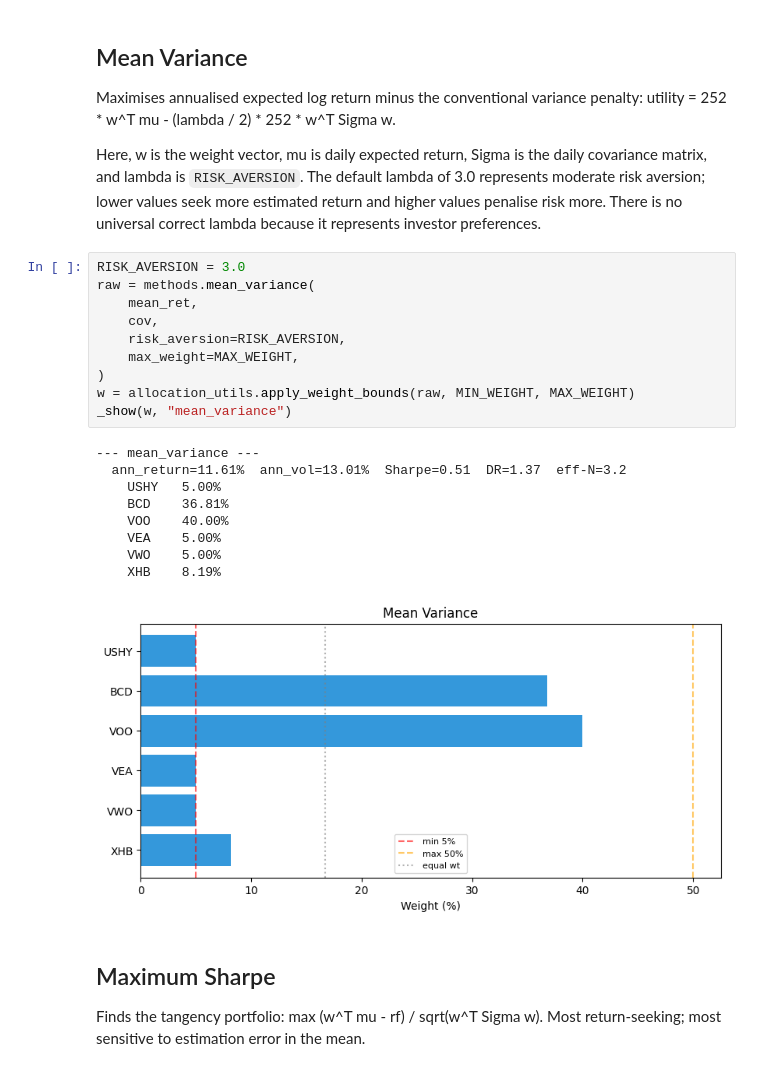
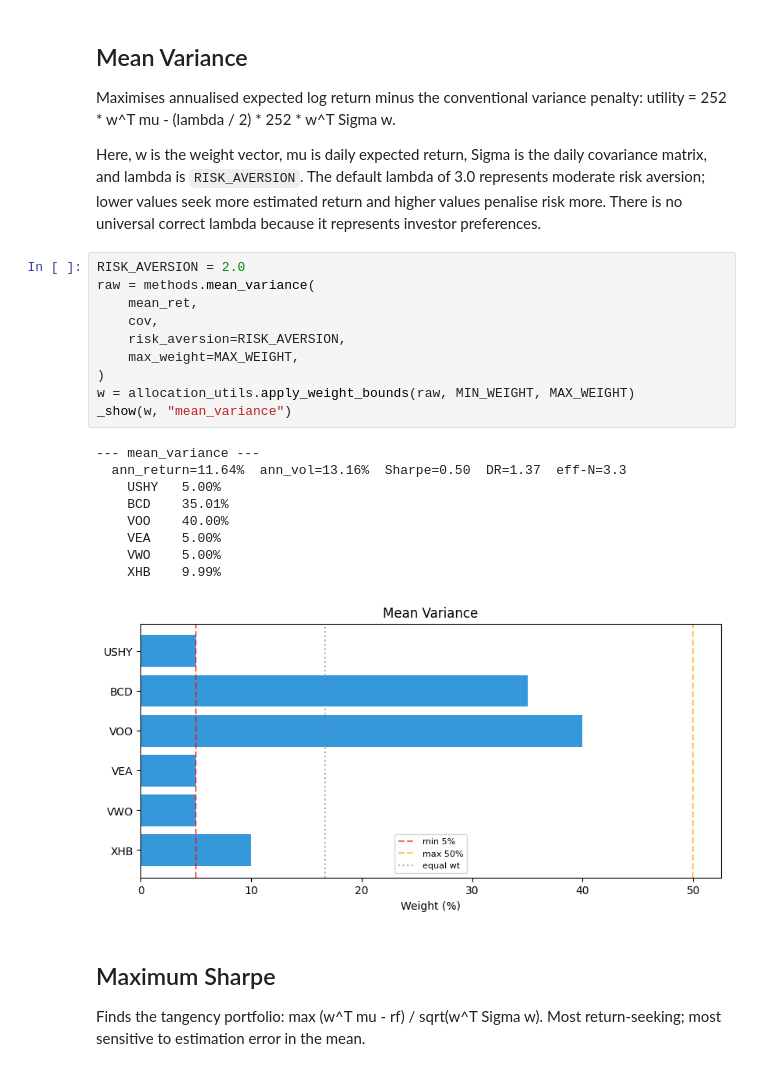
Before and after one commit to GerardWu100/etf_selection, a Jupyter notebook: notebooks/01_project_walkthrough/explore_allocation_methods.ipynb, the cells around one changed output. Saved outputs shown, nothing was run; the diff lists cells and outputs as text.

```diff
--- a/notebooks/01_project_walkthrough/explore_allocation_methods.ipynb
+++ b/notebooks/01_project_walkthrough/explore_allocation_methods.ipynb
@@ -245,25 +245,25 @@ and lambda is `RISK_AVERSION`. The default lambda of 3.0 represents moderate ris
 aversion; lower values seek more estimated return and higher values penalise risk more.
 There is no universal correct lambda because it represents investor preferences.
 # %%
-RISK_AVERSION = 3.0
+RISK_AVERSION = 2.0
 raw = methods.mean_variance(
     mean_ret,
     cov,
     risk_aversion=RISK_AVERSION,
     max_weight=MAX_WEIGHT,
 )
 w = allocation_utils.apply_weight_bounds(raw, MIN_WEIGHT, MAX_WEIGHT)
 _show(w, "mean_variance")
 # %% [output]
 --- mean_variance ---
-  ann_return=11.61%  ann_vol=13.01%  Sharpe=0.51  DR=1.37  eff-N=3.2
+  ann_return=11.64%  ann_vol=13.16%  Sharpe=0.50  DR=1.37  eff-N=3.3
     USHY   5.00%
-    BCD    36.81%
+    BCD    35.01%
     VOO    40.00%
     VEA    5.00%
     VWO    5.00%
-    XHB    8.19%
+    XHB    9.99%
-[figure, old version]
+[figure, new version]
 # %% [markdown]
 ## Maximum Sharpe
 
```
